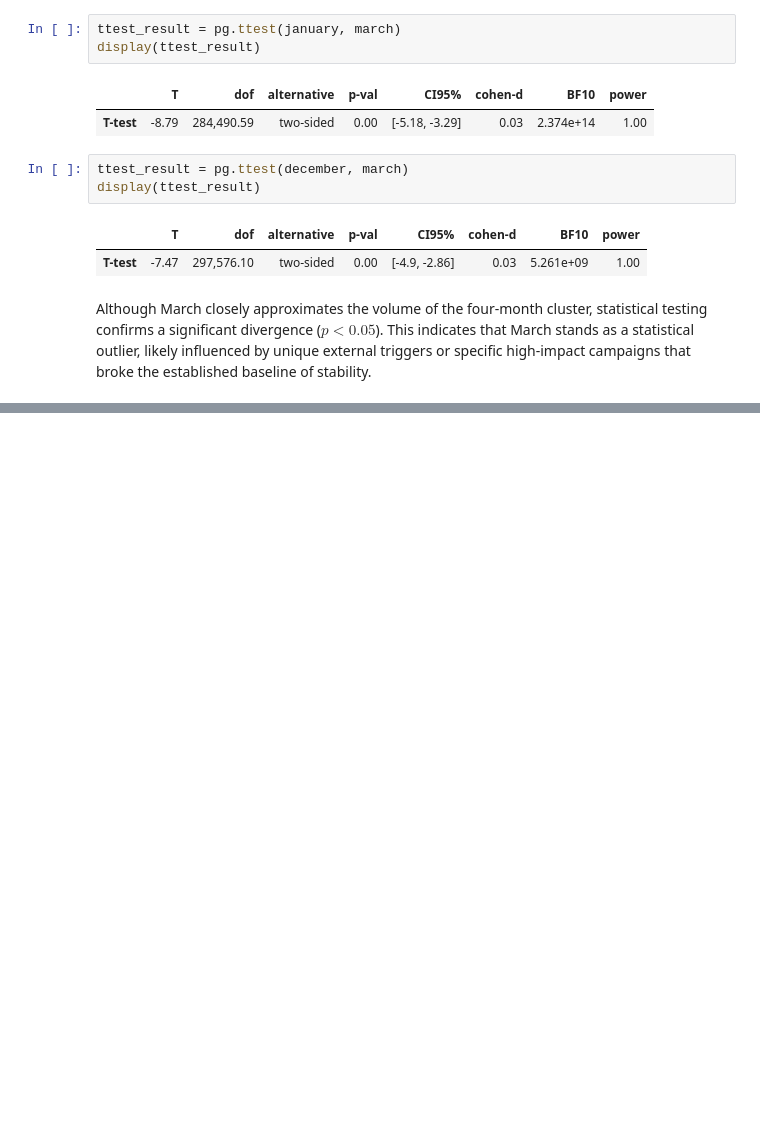
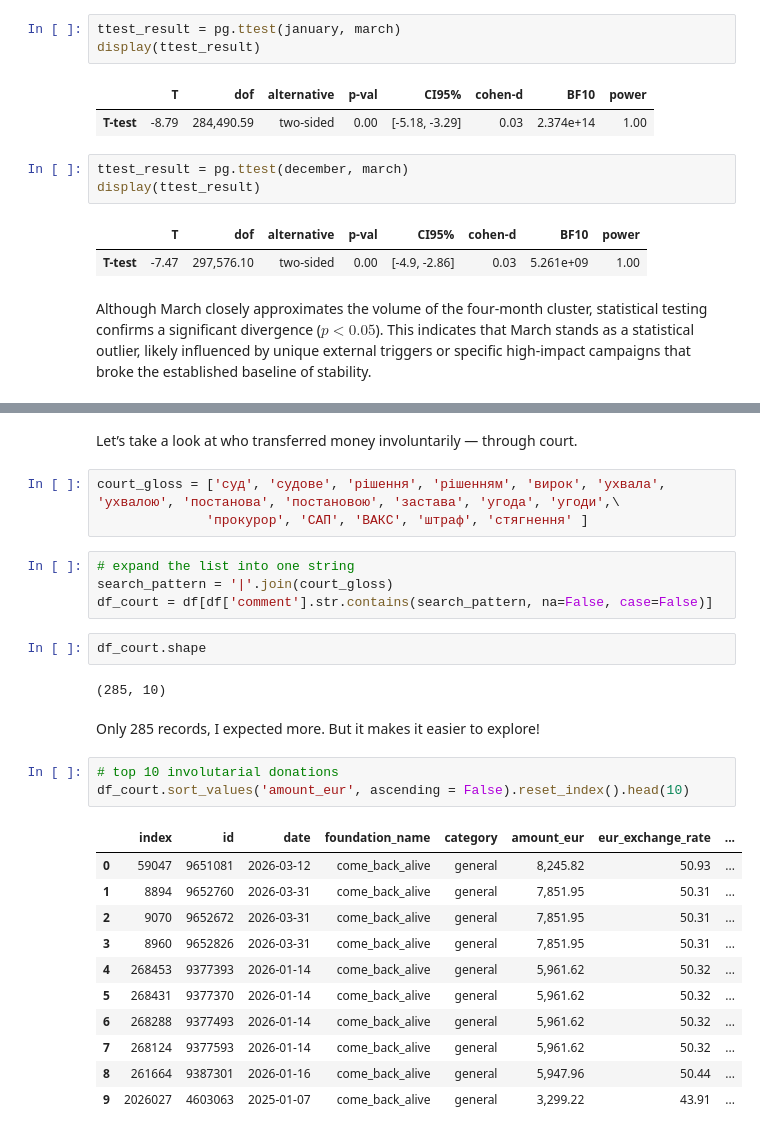
Before and after one commit to Gipnokrolik/ua-aid-intelligence-hub, a Jupyter notebook: notebooks/grassroots_funding_analisys.ipynb, the cells around one changed output, grey strips where cells are left out. Cells and saved outputs as stored; diff of their text form; blank space fills up the shorter version.

```diff
--- a/notebooks/grassroots_funding_analisys.ipynb
+++ b/notebooks/grassroots_funding_analisys.ipynb
@@ -547,0 +557,30 @@ Although March closely approximates the volume of the four-month cluster, statis
+# %% [markdown]
+Let’s take a look at who transferred money involuntarily — through court.
+# %%
+court_gloss = ['суд', 'судове', 'рішення', 'рішенням', 'вирок', 'ухвала', 'ухвалою', 'постанова', 'постановою', 'застава', 'угода', 'угоди',\
+              'прокурор', 'CAП', 'ВАКС', 'штраф', 'стягнення' ]
+# %%
+# expand the list into one string
+search_pattern = '|'.join(court_gloss)
+df_court = df[df['comment'].str.contains(search_pattern, na=False, case=False)]
+# %%
+df_court.shape
+# %% [output]
+(285, 10)
+# %% [markdown]
+Only 285 records, I expected more. But it makes it easier to explore!
+# %%
+# top 10 involutarial donations
+df_court.sort_values('amount_eur', ascending = False).reset_index().head(10)
+# %% [output]
+|  | index | id | date | foundation_name | category | amount_eur | eur_exchange_rate | ... |
+| 0 | 59047 | 9651081 | 2026-03-12 | come_back_alive | general | 8,245.82 | 50.93 | ... |
+| 1 | 8894 | 9652760 | 2026-03-31 | come_back_alive | general | 7,851.95 | 50.31 | ... |
+| 2 | 9070 | 9652672 | 2026-03-31 | come_back_alive | general | 7,851.95 | 50.31 | ... |
+| 3 | 8960 | 9652826 | 2026-03-31 | come_back_alive | general | 7,851.95 | 50.31 | ... |
+| 4 | 268453 | 9377393 | 2026-01-14 | come_back_alive | general | 5,961.62 | 50.32 | ... |
+| 5 | 268431 | 9377370 | 2026-01-14 | come_back_alive | general | 5,961.62 | 50.32 | ... |
+| 6 | 268288 | 9377493 | 2026-01-14 | come_back_alive | general | 5,961.62 | 50.32 | ... |
+| 7 | 268124 | 9377593 | 2026-01-14 | come_back_alive | general | 5,961.62 | 50.32 | ... |
+| 8 | 261664 | 9387301 | 2026-01-16 | come_back_alive | general | 5,947.96 | 50.44 | ... |
+| 9 | 2026027 | 4603063 | 2025-01-07 | come_back_alive | general | 3,299.22 | 43.91 | ... |
```
Also changed, not shown: parts of 10 cells of this notebook.
